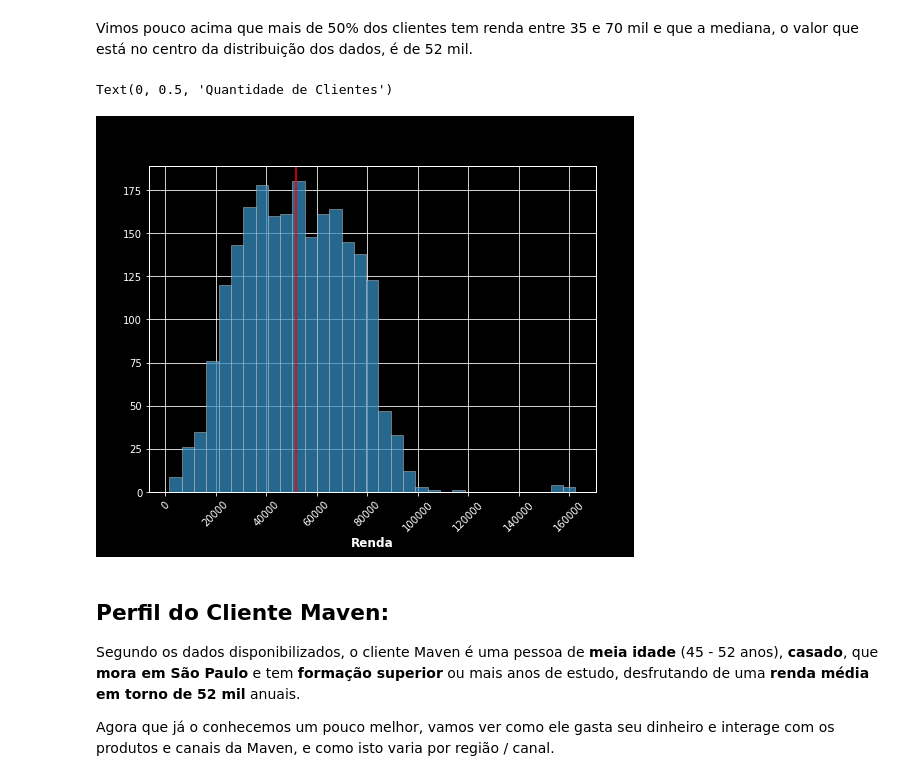
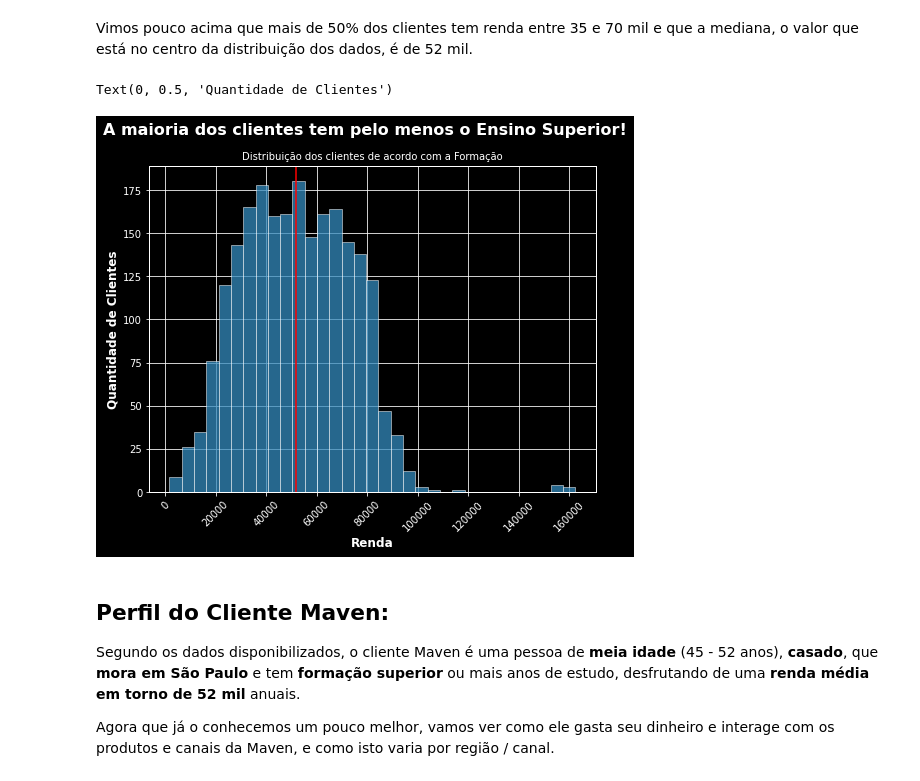
Before and after one commit to MarcioMot4/Maven-Marketing-Analysis-Custommer-Segmentation, a Jupyter notebook: Analise_Clientes_Maven_Marketing.ipynb, the cells around one changed output. Drawn from its saved outputs; the diff is of its cells as text; code cells hidden in the pictures.

```diff
--- a/Analise_Clientes_Maven_Marketing.ipynb
+++ b/Analise_Clientes_Maven_Marketing.ipynb
@@ -70,3 +68,3 @@ import sqlite3
 # %%
 #carregando os dados
-base0 = pd.read_excel ("https://marciomm7.files.wordpress.com/2023/02/sales_rfm.xlsx")
+base0 = pd.read_excel ("/content/drive/MyDrive/Profissional/DataSci/Projetos/Maven_Marketing/sales_rfm.xlsx")
@@ -565,10 +574,11 @@ Index(['ID', 'Year_Birth', 'Education', 'Marital_Status', 'Income', 'Kidhome',
        'AcceptedCmp2', 'Response', 'Complain', 'Country'],
       dtype='object')
 # %%
-# Corrigindo tipos de dados => [category]
-cols = ['AcceptedCmp3', 'AcceptedCmp4', 'AcceptedCmp5', 'AcceptedCmp1', 'AcceptedCmp2', 'Response', 'Complain']
+# Corrigindo tipos de dados => [Boolean]
+cols = ['AcceptedCmp3', 'AcceptedCmp4', 'AcceptedCmp5', 'AcceptedCmp1',
+       'AcceptedCmp2', 'Response', 'Complain']
 for col in cols:
-    base_1_clean[col] = base_1_clean[col].astype('category')
+    base_1_clean[col] = base_1_clean[col].astype('bool')
 
 # Corrigindo tipos de dados => [datetime]
 base_1_clean['Year_Birth'] = pd.to_datetime(base_1_clean['Year_Birth'], format = "%Y")
@@ -1176,19 +1251,19 @@ Name: Localizacao, dtype: float64
 Vimos pouco acima que mais de 50% dos clientes tem renda entre 35 e 70 mil e que a mediana, o valor que está no centro da distribuição dos dados, é de 52 mil.
 # %%
 plt.figure(figsize=(8,6))
-sns.histplot( x='Renda', data = base_1_clean, edgecolor='silver')
+sns.histplot( x='Renda', data = base_1_clean, edgecolor='white')
 # adicionando a linha da mediana
 med_renda = base_1_clean['Renda'].mean()
 plt.axvline(x=med_renda, color='red', label='Mean')
 
-plt.suptitle('A maioria dos clientes tem pelo menos o Ensino Superior!', weight='bold', color='black').set_fontsize(16)
-plt.title('Distribuição dos clientes de acordo com a Formação', color = 'black',  ).set_fontsize(10)
+plt.suptitle('A maioria dos clientes tem pelo menos o Ensino Superior!', weight='bold', color='white').set_fontsize(16)
+plt.title('Distribuição dos clientes de acordo com a Formação', color = 'white',  ).set_fontsize(10)
 plt.xlabel('Renda', weight = 'bold')
 plt.xticks(rotation=45)
-plt.ylabel('Quantidade de Clientes', weight = 'bold', color = 'black')
+plt.ylabel('Quantidade de Clientes', weight = 'bold', color = 'white')
 # %% [output]
 Text(0, 0.5, 'Quantidade de Clientes')
-[figure, old version]
+[figure, new version]
 # %% [markdown]
 ## Perfil do Cliente Maven:
 Segundo os dados disponibilizados, o cliente Maven é uma pessoa de **meia idade** (45 - 52 anos), **casado**, que **mora em São Paulo** e tem **formação superior** ou mais anos de estudo, desfrutando de uma **renda média em torno de 52 mil** anuais.
```
Also changed, not shown: parts of 96 cells of this notebook.
